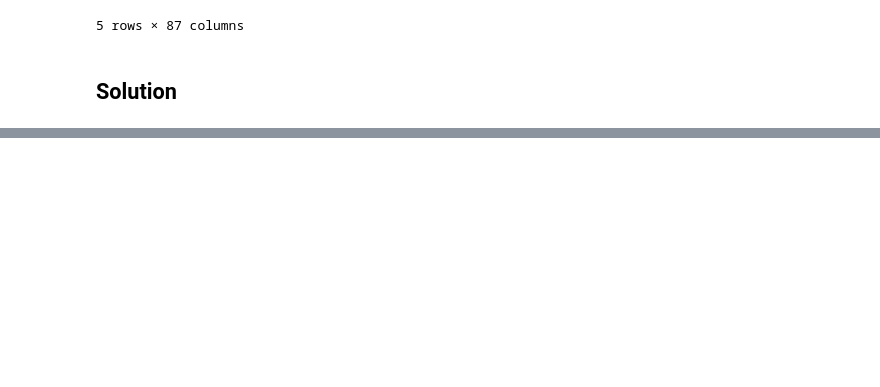
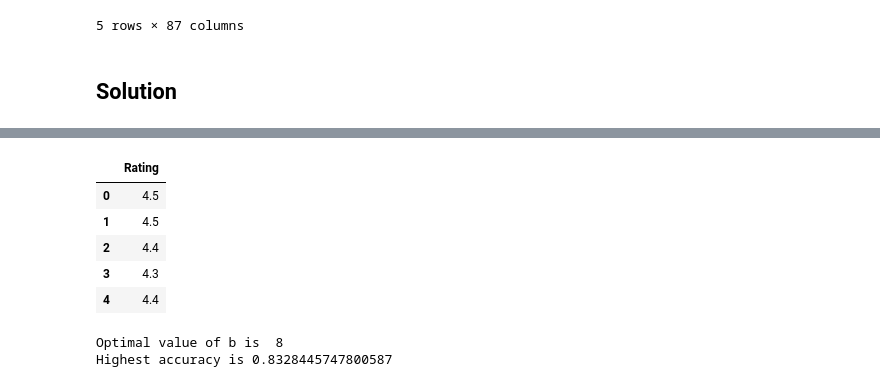
Before and after one commit to AvishekRoy16/DeepLearning, a Jupyter notebook: 1-Primitive-Neurons/Contest/First-Attempt.ipynb, the cells around one changed output, grey strips where cells are left out. Cells and saved outputs as stored; diff of their text form; code cells hidden in the pictures; blank space fills up the shorter version.

```diff
--- a/1-Primitive-Neurons/Contest/First-Attempt.ipynb
+++ b/1-Primitive-Neurons/Contest/First-Attempt.ipynb
@@ -438,0 +439,9 @@ X_train.head()
+# %%
+Y_train.head()
+# %% [output]
+|  | Rating |
+| 0 | 4.5 |
+| 1 | 4.5 |
+| 2 | 4.4 |
+| 3 | 4.3 |
+| 4 | 4.4 |
@@ -438,0 +491,7 @@ X_train.head()
+# %%
+mpn = MPNeuron()
+mpn.fit(X_binarised_train, Y_binarised_train)
+y_pred = mpn.predict(Y_binarised_test)
+# %% [output]
+Optimal value of b is  8
+Highest accuracy is 0.8328445747800587
```
Also changed, not shown: parts of 11 cells of this notebook, 1 other file.
